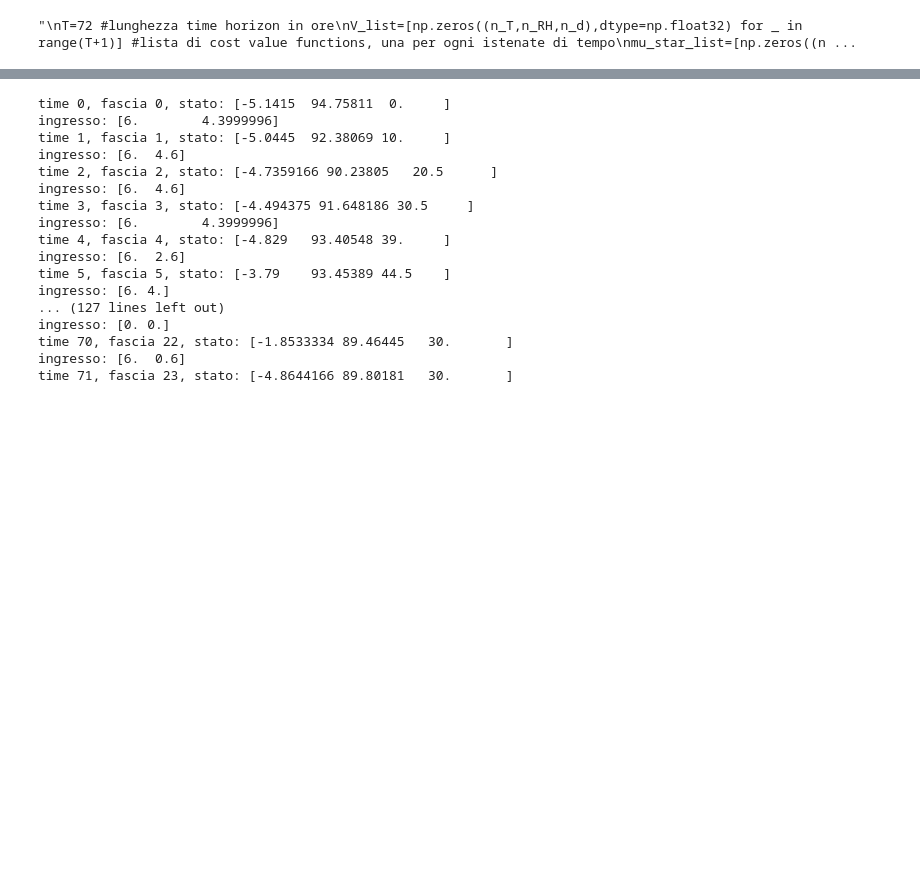
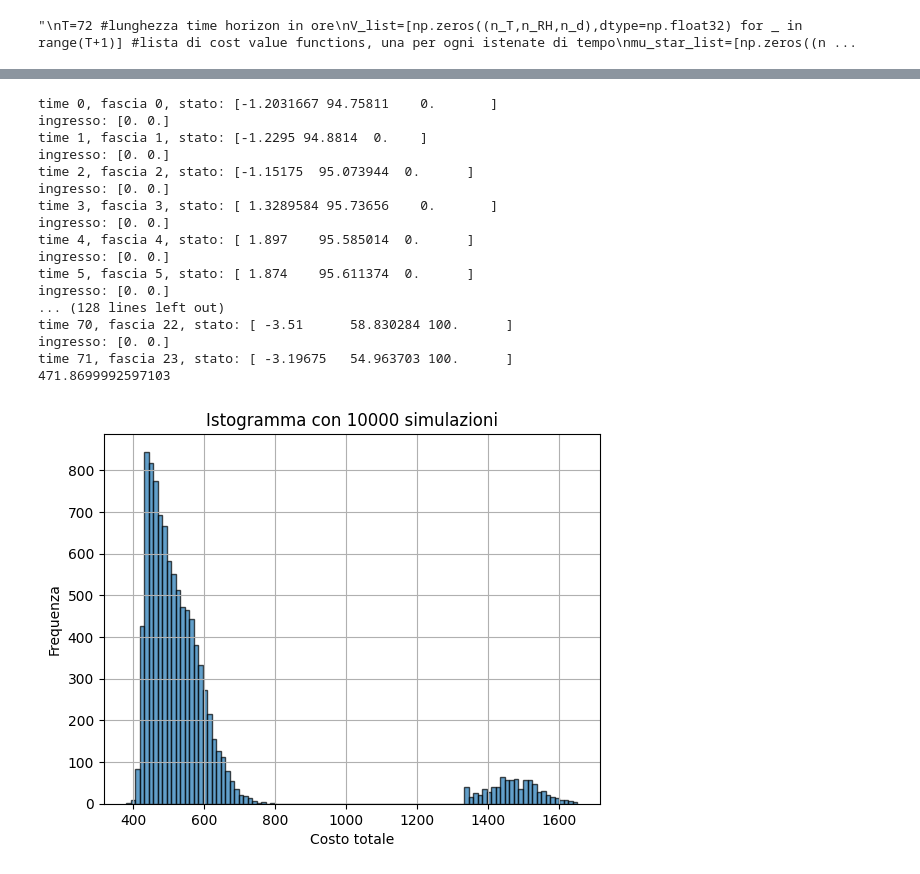
Before and after one commit to kevix01/dp_project, a Jupyter notebook: EfficientSnowProduction.ipynb, the cells around one changed output, grey strips where cells are left out. Saved outputs shown, nothing was run; the diff lists cells and outputs as text; code cells hidden in the pictures; blank space fills up the shorter version.

```diff
--- a/EfficientSnowProduction.ipynb
+++ b/EfficientSnowProduction.ipynb
@@ -266,8 +266,8 @@ def stage_cost(x_t,u_t):
 @njit
 def terminal_cost(x_T):
     d_t=x_T[2]
-    if d_t!=d_target:
-        return np.inf
+    if d_t<d_target:
+        return 1e3
     else:
         return 0
 # %% [output]
@@ -306,6 +294,6 @@ print(stage_cost(np.array([temp_val[0][15],humid_val[0][25]],dtype=np.float32),n
 # %% [output]
 21.8125
 # %%
-U_t=input_space(temp_val[0][15],humid_val[0][25],U_default)
+#U_t=input_space(temp_val[0][15],humid_val[0][25],U_default)
 #print(U_t)
-print(depth_transition(np.array([temp_val[0][15],humid_val[0][25],depth_space[0]],dtype=np.float32),np.array([10,2.5],dtype=np.float32)))
+#print(depth_transition(np.array([temp_val[0][15],humid_val[0][25],depth_space[0]],dtype=np.float32),np.array([10,2.5],dtype=np.float32)))
@@ -324,7 +310,7 @@ print(humid_val[0][25])
 @njit
 def argmin(T_idx,RH_idx,d_idx,t,f_t):
     [T,RH,d]=state_space[f_t][T_idx,RH_idx,d_idx]
-    U_t=input_space(T,RH,U_default)
+    U_t=input_space(T,RH,U_default,d,max_d)
     E_values=np.zeros(len(U_t))
     for u_idx,u in enumerate(U_t):
         E_values[u_idx]=stage_cost([T,RH,d],u)+expected_cost_to_go(T,RH,d,u,t,f_t)
@@ -354,12 +340,12 @@ print(mu_star_list[0].shape)
 
 # INIZIALIZZAZIONE
 # loop over all the possible states
-target_d_idx=np.where(depth_space == 50)[0][0] #indice di profondità da raggiungere
+target_d_idx=np.where(depth_space == d_target)[0][0] #indice di profondità da raggiungere
 for i in range(n_T):
     for j in range(n_RH):
         for k in range(n_d):
             if k<target_d_idx:
-                V_list[T][i,j,k]=1e12
+                V_list[T,i,j,k]=1e12
 
 """
 @njit(parallel=True)
@@ -421,7 +407,7 @@ def dp_step(t, f_t, V_list, mu_star_list, temp_curr, humid_curr, depth_space, te
 
                 # --- 2. Recupero Input Ammissibili ---
                 # Usiamo la tua input_space (che ora deve ritornare un array 2D corretto)
-                U_valid = input_space(T, RH, U_default)
+                U_valid = input_space(T, RH, U_default,d,max_d)
                 n_inputs = len(U_valid)
 
                 # Variabili per trovare il minimo (logica argmin)
@@ -587,6 +573,7 @@ def simulate_optimal_policy(T,d0):
     RH_idx = np.searchsorted(humid_val[f_t0], x_0[1])
     d_idx = np.searchsorted(depth_space, x_0[2])
     u_t0=mu_star_list[t0,T_idx,RH_idx,d_idx,:]
+    total_cost = stage_cost(x_0,u_t0)
     # iterazione
     x_t=x_0
     u_t=u_t0
@@ -605,23 +592,28 @@ def simulate_optimal_policy(T,d0):
             RH_next_idx = np.searchsorted(humid_val[f_t], x_t[1])
             d_next_idx = np.searchsorted(depth_space, x_t[2])
             u_t=mu_star_list[t+1,T_next_idx,RH_next_idx,d_next_idx,:]
+            total_cost += stage_cost(x_t, u_t)
+        else:
+            total_cost += terminal_cost(x_t)
 
-simulate_optimal_policy(72,0)
+    return total_cost
+
+print(simulate_optimal_policy(72,0))
 # %% [output]
-time 0, fascia 0, stato: [-5.1415  94.75811  0.     ]
-ingresso: [6.        4.3999996]
-time 1, fascia 1, stato: [-5.0445  92.38069 10.     ]
-ingresso: [6.  4.6]
-time 2, fascia 2, stato: [-4.7359166 90.23805   20.5      ]
-ingresso: [6.  4.6]
-time 3, fascia 3, stato: [-4.494375 91.648186 30.5     ]
-ingresso: [6.        4.3999996]
-time 4, fascia 4, stato: [-4.829   93.40548 39.     ]
-ingresso: [6.  2.6]
-time 5, fascia 5, stato: [-3.79    93.45389 44.5    ]
-ingresso: [6. 4.]
-... (127 lines left out)
+time 0, fascia 0, stato: [-1.2031667 94.75811    0.       ]
 ingresso: [0. 0.]
-time 70, fascia 22, stato: [-1.8533334 89.46445   30.       ]
-ingresso: [6.  0.6]
-time 71, fascia 23, stato: [-4.8644166 89.80181   30.       ]
+time 1, fascia 1, stato: [-1.2295 94.8814  0.    ]
+ingresso: [0. 0.]
+time 2, fascia 2, stato: [-1.15175  95.073944  0.      ]
+ingresso: [0. 0.]
+time 3, fascia 3, stato: [ 1.3289584 95.73656    0.       ]
+ingresso: [0. 0.]
+time 4, fascia 4, stato: [ 1.897    95.585014  0.      ]
+ingresso: [0. 0.]
+time 5, fascia 5, stato: [ 1.874    95.611374  0.      ]
+ingresso: [0. 0.]
+... (128 lines left out)
+time 70, fascia 22, stato: [ -3.51      58.830284 100.      ]
+ingresso: [0. 0.]
+time 71, fascia 23, stato: [ -3.19675   54.963703 100.      ]
+471.8699992597103
@@ -627,0 +624,14 @@ time 71, fascia 23, stato: [-4.8644166 89.80181   30.       ]
+# %%
+num_simulations = 10000
+total_costs_vector = np.empty(num_simulations)
+for i in range(num_simulations):
+    total_costs_vector[i] = simulate_optimal_policy(72,0)
+
+plt.hist(total_costs_vector, bins=100, alpha=0.7, edgecolor="black")
+plt.xlabel("Costo totale")
+plt.ylabel("Frequenza")
+plt.title(f"Istogramma con {num_simulations} simulazioni")
+plt.grid(True)
+plt.show()
+# %% [output]
+[figure, added]
```
Also changed, not shown: parts of 6 cells of this notebook, 1 other file.
